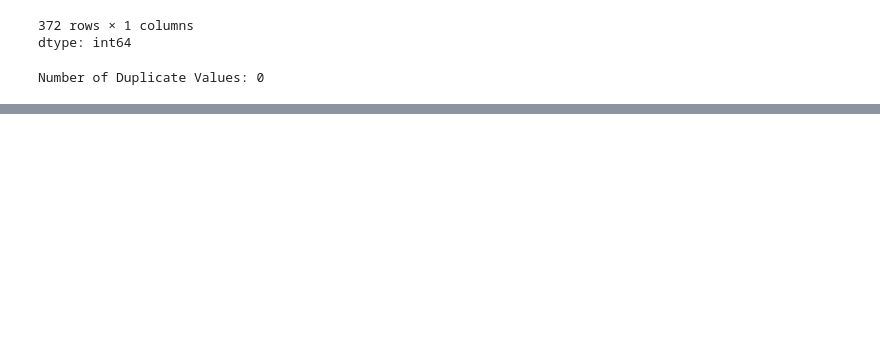
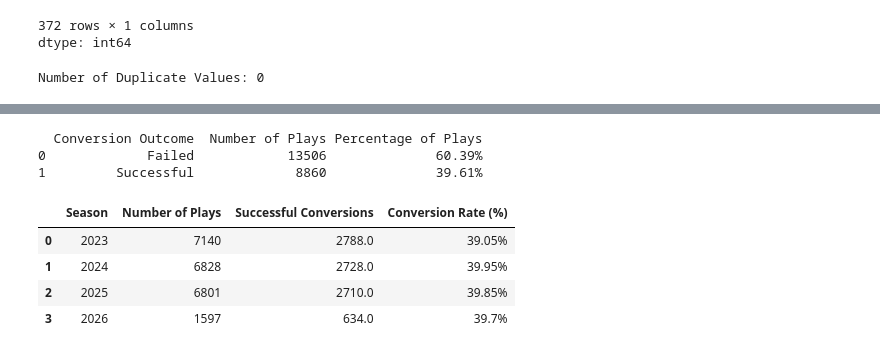
Before and after one commit to anthonyfeaster/USD-AAI-500-Final-Project, a Jupyter notebook: notebooks/01_initial_eda.ipynb, the cells around one changed output, grey strips where cells are left out. Cells and saved outputs as stored; diff of their text form; code cells hidden in the pictures; blank space fills up the shorter version.

```diff
--- a/notebooks/01_initial_eda.ipynb
+++ b/notebooks/01_initial_eda.ipynb
@@ -82,0 +224,50 @@ Number of Duplicate Values: 0
+# %%
+conversion_summary = (eda_df["third_down_converted"].value_counts().reindex([0, 1], fill_value=0).rename_axis("conversion").reset_index(name="count"))
+
+# Adding Descriptive Labels
+conversion_summary["outcome"] = conversion_summary["conversion"].map({0: "Failed", 1: "Successful"})
+
+# Calculating the proportion and percentage of third down plays
+conversion_summary["rate"] = (conversion_summary["count"] / conversion_summary["count"].sum())
+
+conversion_summary["rate_percentage"] = (conversion_summary["rate"] * 100).round(2).astype(str) + "%"
+
+# Renaming Column Names to be more descriptive
+conversion_summary = conversion_summary[["outcome", "count", "rate_percentage"]].rename(columns={
+    "outcome": "Conversion Outcome",
+    "count": "Number of Plays",
+    "rate_percentage": "Percentage of Plays"
+})
+
+print(conversion_summary)
+# %% [output]
+  Conversion Outcome  Number of Plays Percentage of Plays
+0             Failed            13506              60.39%
+1         Successful             8860              39.61%
+# %%
+# Comparing Conversion Rates by Seasons
+conversion_by_season = (eda_df.groupby("season", as_index=False)
+.agg(
+    number_of_plays = ("third_down_converted", "count"),
+    successful_conversions = ("third_down_converted", "sum"),
+    conversion_rate = ("third_down_converted", "mean")
+))
+
+# Converting Rate to Percentage
+conversion_by_season["conversion_rate"] = (conversion_by_season["conversion_rate"] * 100).round(2).astype(str) + "%"
+
+# Renaming Columns
+conversion_by_season = conversion_by_season.rename(columns={
+    "season": "Season",
+    "number_of_plays": "Number of Plays",
+    "successful_conversions": "Successful Conversions",
+    "conversion_rate": "Conversion Rate (%)"
+})
+
+conversion_by_season
+# %% [output]
+|  | Season | Number of Plays | Successful Conversions | Conversion Rate (%) |
+| 0 | 2023 | 7140 | 2788.0 | 39.05% |
+| 1 | 2024 | 6828 | 2728.0 | 39.95% |
+| 2 | 2025 | 6801 | 2710.0 | 39.85% |
+| 3 | 2026 | 1597 | 634.0 | 39.7% |
```
Also changed, not shown: parts of 17 cells of this notebook.
